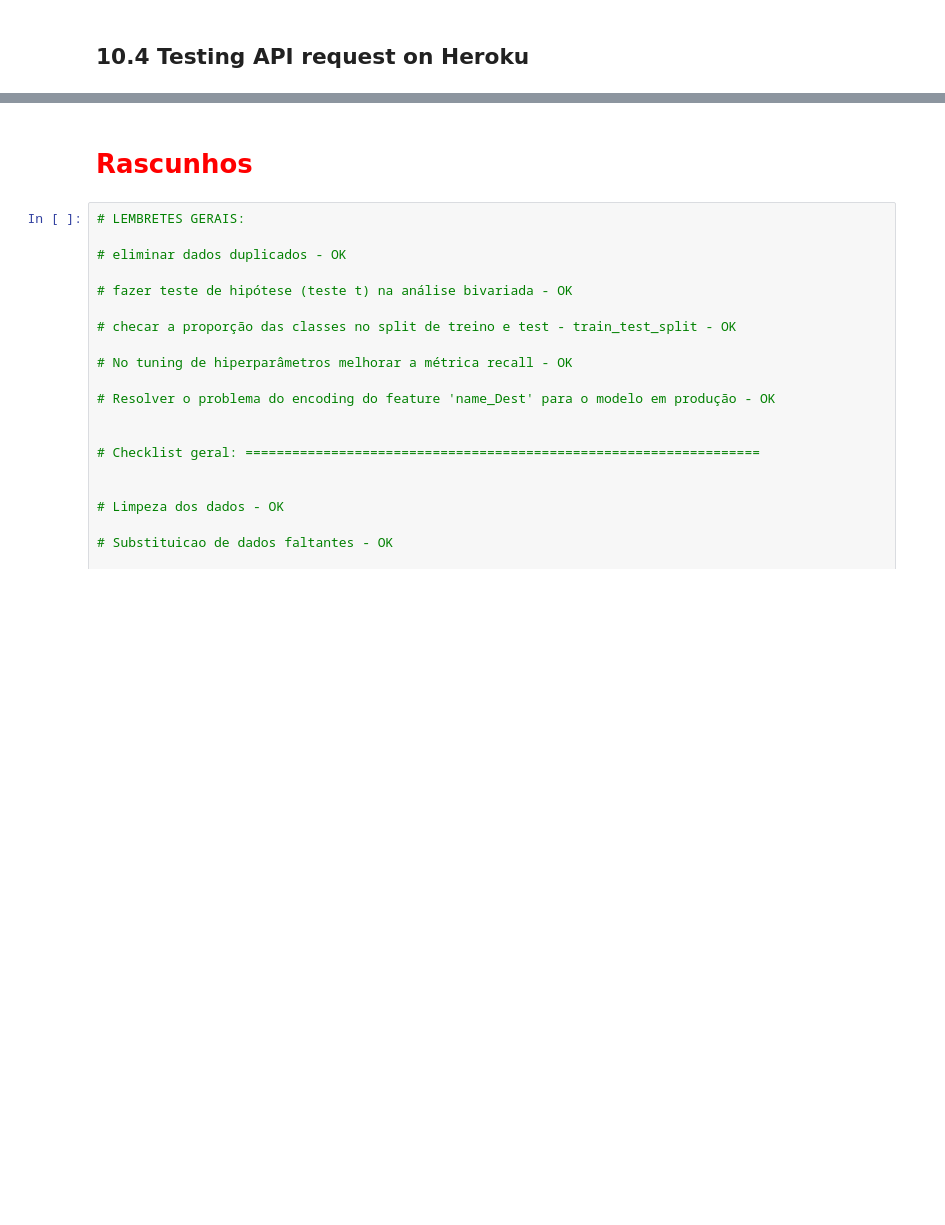
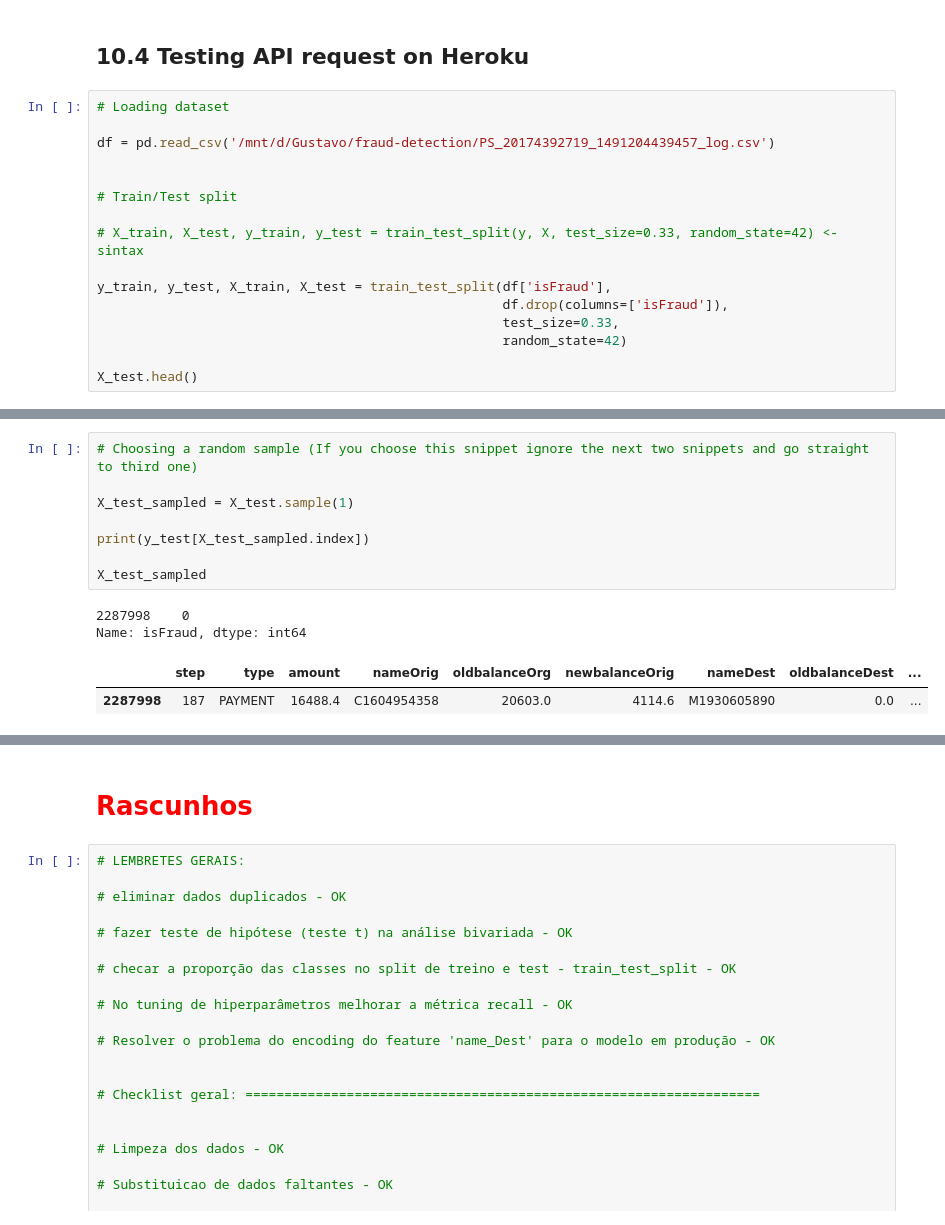
Before and after one commit to GustavoHBDuarte/fraud-detection, a Jupyter notebook: notebook_main.ipynb, the cells around one changed output, grey strips where cells are left out. Drawn from its saved outputs; the diff is of its cells as text; blank space fills up the shorter version.

Commit message:
Model deploy sucessifully completed. Web_app/ files added, Data_prep.py fraud_class updated, main notebook updated.

```diff
--- a/notebook_main.ipynb
+++ b/notebook_main.ipynb
@@ -3449,2 +3440,18 @@ df_predictions
 # %% [markdown]
 ## 10.4 Testing API request on Heroku
+# %%
+# Loading dataset
+
+df = pd.read_csv('/mnt/d/Gustavo/fraud-detection/PS_20174392719_1491204439457_log.csv')
+
+
+# Train/Test split
+
+# X_train, X_test, y_train, y_test = train_test_split(y, X, test_size=0.33, random_state=42) <- sintax
+
+y_train, y_test, X_train, X_test = train_test_split(df['isFraud'],
+                                                    df.drop(columns=['isFraud']),
+                                                    test_size=0.33,
+                                                    random_state=42)
+
+X_test.head()
@@ -3450,0 +3465,13 @@ df_predictions
+# %%
+# Choosing a random sample (If you choose this snippet ignore the next two snippets and go straight to third one)
+
+X_test_sampled = X_test.sample(1)
+
+print(y_test[X_test_sampled.index])
+
+X_test_sampled
+# %% [output]
+2287998    0
+Name: isFraud, dtype: int64
+|  | step | type | amount | nameOrig | oldbalanceOrg | newbalanceOrig | nameDest | oldbalanceDest | ... |
+| 2287998 | 187 | PAYMENT | 16488.4 | C1604954358 | 20603.0 | 4114.6 | M1930605890 | 0.0 | ... |
```
Also changed, not shown: parts of 13 cells of this notebook, 14 other files.
